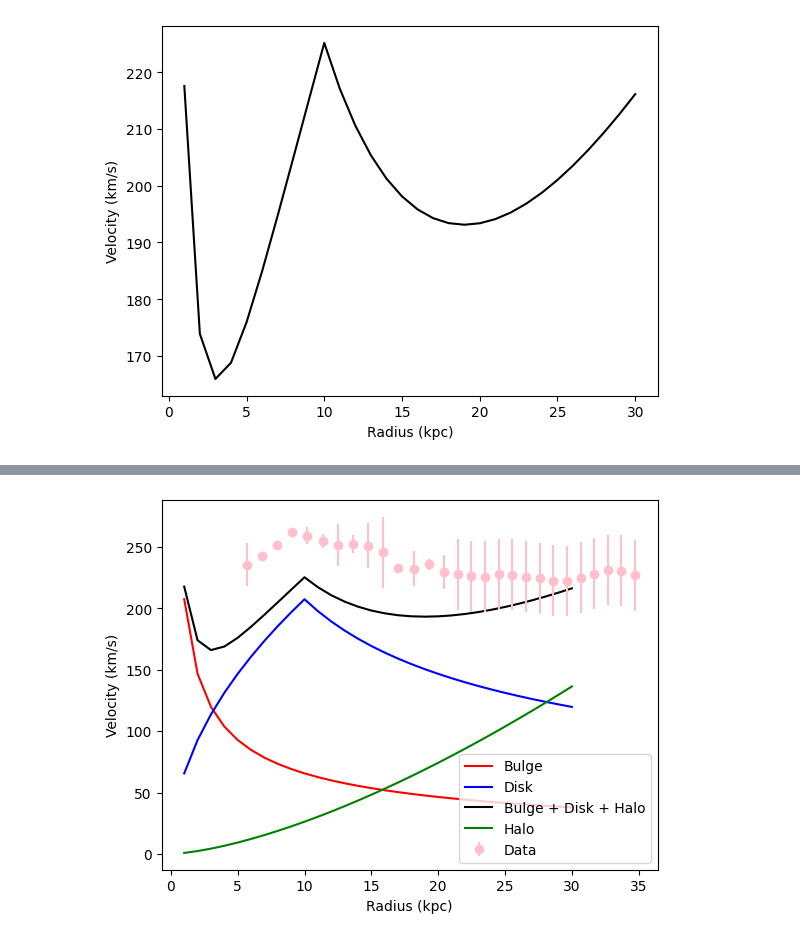
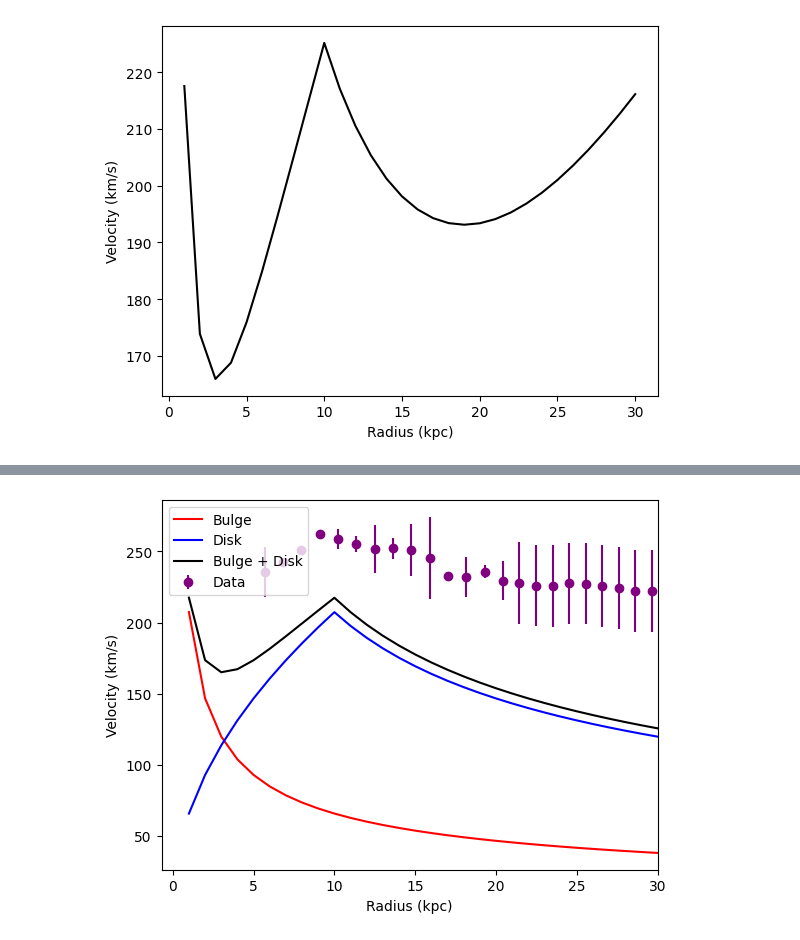
Before and after one commit to sawible/AHHHHHHHHHHH, a Jupyter notebook: rotCurveMilkyWay.ipynb, the cells around one changed output, grey strips where cells are left out. Saved outputs shown, nothing was run; the diff lists cells and outputs as text; code cells hidden in the pictures.

```diff
--- a/rotCurveMilkyWay.ipynb
+++ b/rotCurveMilkyWay.ipynb
@@ -74,18 +74,27 @@ def calcEncMassMilkyWay(R, density_disk=318 * 1e6 * u.solMass/u.kpc**2, M_bulge
     M_halo = calcEncMassSphere(R, density=density_halo)
     M_total = M_disk + M_bulge + M_halo
     return(M_total)
+# %%
+def calcEncMassMilkyWayNoHalo(R, density_disk=318 * 1e6 * u.solMass/u.kpc**2, M_bulge = 1e10 * u.solMass):
+    # Total mass
+    M_disk = calcEncMassDisk(R, density=density_disk)
+    M_total = M_disk + M_bulge
+    return(M_total)
 # %%
 # Define arrays to be calculated
 M_disk = np.zeros(len(R_parsec)) * u.solMass # Don't forget unit here
 M_total = np.zeros(len(R_parsec)) * u.solMass
+M_bulgehalo = np.zeros(len(R_parsec)) * u.solMass
 
 # Calculating enclosed masses for the disk and total component
 for i in np.arange(len(R_parsec)):
     M_disk[i] = calcEncMassDisk(R_parsec[i])
     M_total[i] = calcEncMassMilkyWay(R_parsec[i])
+    M_bulgehalo[i] = calcEncMassMilkyWayNoHalo(R_parsec[i])
 
 # Calculating the resulting orbital velocity due to each component
 v_disk_arr = calcOrbitalVelocity(M_disk, R_parsec)
+v_bulgehalo_arr = calcOrbitalVelocity(M_bulgehalo, R_parsec)
 v_total_arr = calcOrbitalVelocity(M_total, R_parsec)
 # %%
 M_halo = 1e12 * u.solMass # Define mass of the halo in solar masses
@@ -159,14 +181,13 @@ tab = astropy.io.ascii.read("galaxy_rotation_2006.txt") # importing the data
 # %%
 plt.plot(R_parsec.to(u.kpc), V_galactic.to(u.km/u.s), color="red", label="Bulge") # note that here we can add label to the rotation curve caused by the Bulge
 plt.plot(R_parsec.to(u.kpc), v_disk_arr.to(u.km/u.s), color="blue", label="Disk") # plotting disk
-plt.plot(R_parsec.to(u.kpc), v_total_arr.to(u.km/u.s), color="black", label="Bulge + Disk + Halo") # plotting bulge + disk + halo components
-plt.plot(R_parsec.to(u.kpc), v_halo.to(u.km/u.s), color="green", label="Halo") # plotting halo
-
-plt.errorbar(tab["col2"], tab["col3"], yerr=tab["col4"], ecolor="pink", color="pink", fmt='o', label="Data") # plotting data
+plt.plot(R_parsec.to(u.kpc), v_bulgehalo_arr.to(u.km/u.s), color="black", label="Bulge + Disk") # plotting bulge + disk + halo components
+plt.errorbar(tab["col2"], tab["col3"], yerr=tab["col4"], ecolor="purple", color="purple", fmt='o', label="Data") # plotting data
+plt.xlim(xmax=30)
 
 plt.xlabel('Radius (kpc)')
 plt.ylabel('Velocity (km/s)')
 plt.legend() # to show the legend of a figure
 plt.show()
 # %% [output]
-[figure, old version]
+[figure, new version]
```
Also changed, not shown: parts of 4 cells of this notebook.
